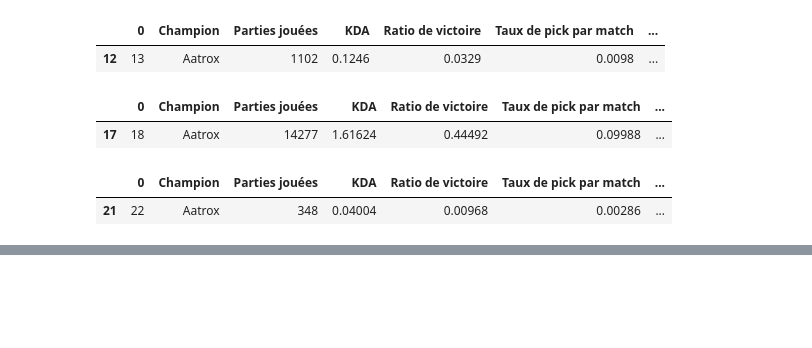
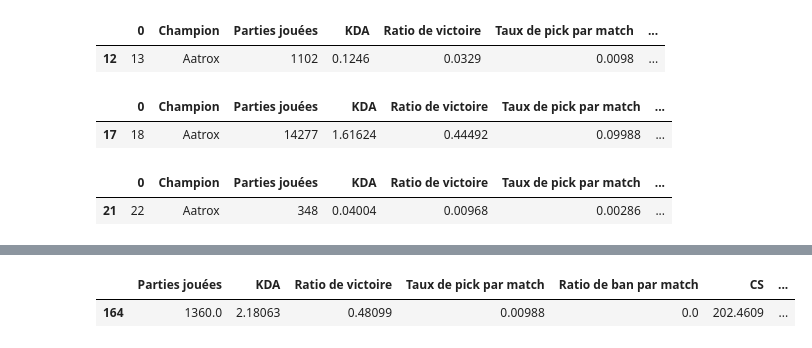
Before and after one commit to remi-stack/albert_project, a Jupyter notebook: notebooks/scrap.ipynb, the cells around one changed output, grey strips where cells are left out. Saved outputs shown, nothing was run; the diff lists cells and outputs as text; code cells hidden in the pictures; blank space fills up the shorter version.

```diff
--- a/notebooks/scrap.ipynb
+++ b/notebooks/scrap.ipynb
@@ -1481,4 +1389,0 @@ nouveau_dataframe.head()
-# %%
-new_master.set_index('Champion', inplace=True)
-new_grmaster.set_index('Champion', inplace=True)
-new_challenger.set_index('Champion', inplace=True)
@@ -1509,0 +1390,4 @@ nouveau_dataframe
+# %%
+new = pd.DataFrame()
+new[[colonnes]]=""
+new["Champion"] = new_master['Champion']
@@ -1509,0 +1430,16 @@ nouveau_dataframe
+# %%
+for col in colonnes:
+    grandm = list(new_grmaster[col].astype(float))
+    challenger = list(new_challenger[col].astype(float))
+    master = list(new_master[col].astype(float))
+    element = [m + g + c for m, g, c in zip(grandm, challenger, master)]
+    new[col]= element
+# %%
+new["Ratio_master"]=valeurs_master
+new["Ratio_challenger"]=valeurs_challenger
+new["Ratio_grmaster"]=valeurs_grmaster
+# %%
+new.sample()
+# %% [output]
+|  | Parties jouées | KDA | Ratio de victoire | Taux de pick par match | Ratio de ban par match | CS | ... |
+| 164 | 1360.0 | 2.18063 | 0.48099 | 0.00988 | 0.0 | 202.4609 | ... |
```
Also changed, not shown: parts of 21 cells of this notebook.
